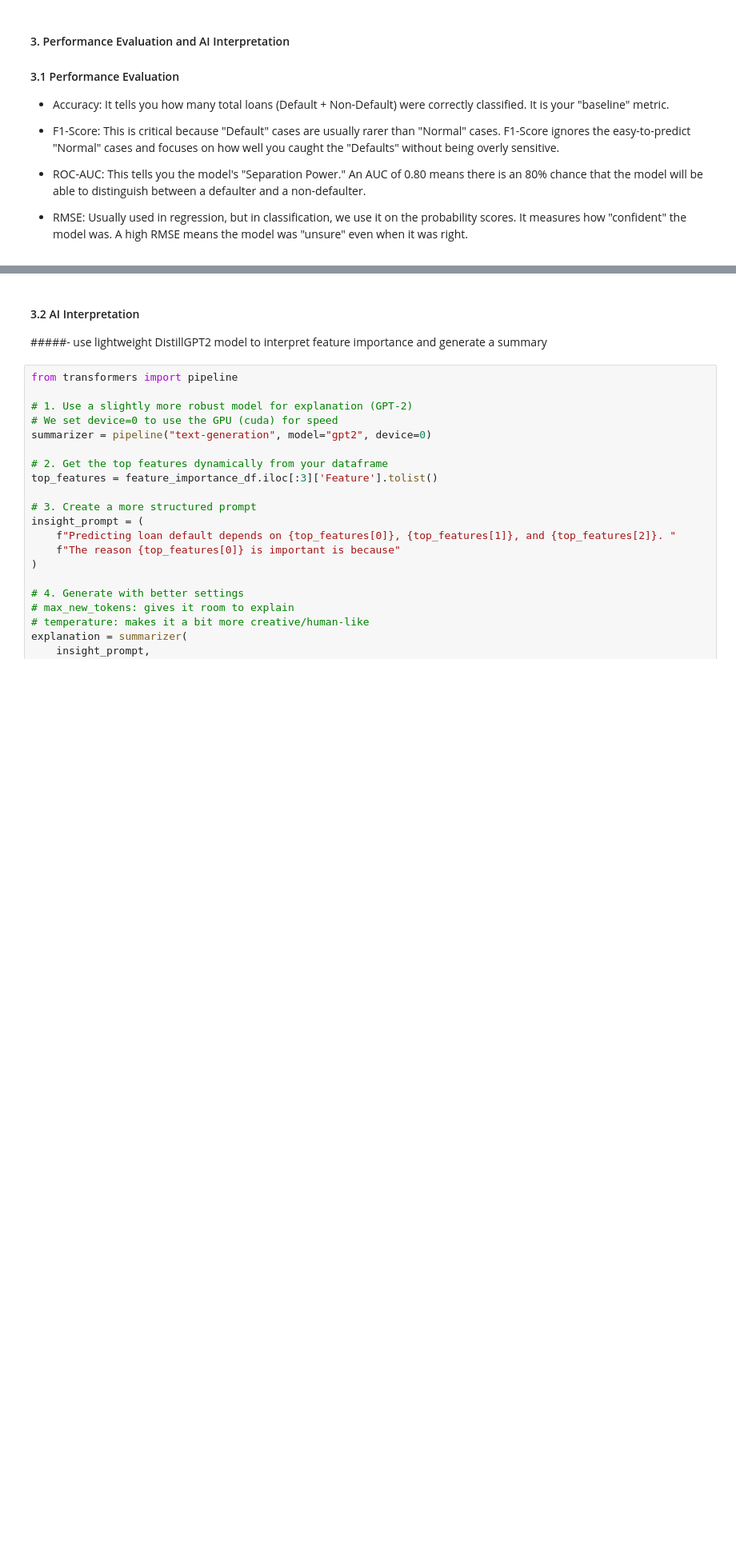
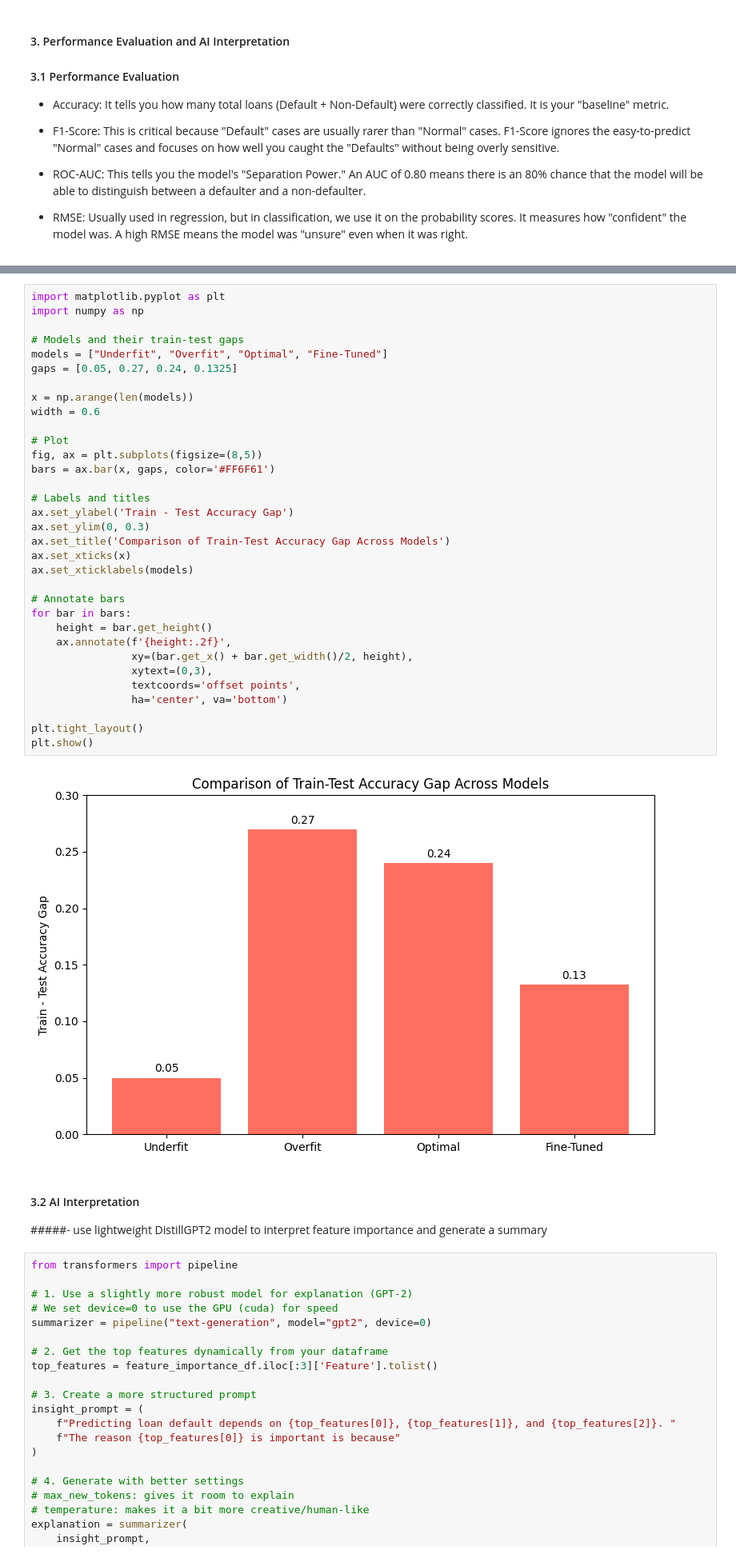
Before and after one commit to Aireenelz/WIE3007-DMW-Group6, a Jupyter notebook: xgboost_modelling_v2.ipynb, the cells around one changed output, grey strips where cells are left out. Shown at 80% size. Cells and saved outputs as stored; diff of their text form; blank space fills up the shorter version.

```diff
--- a/xgboost_modelling_v2.ipynb
+++ b/xgboost_modelling_v2.ipynb
@@ -516,3 +639,38 @@ RMSE:      0.4136
+# %%
+import matplotlib.pyplot as plt
+import numpy as np
+
+# Models and their train-test gaps
+models = ["Underfit", "Overfit", "Optimal", "Fine-Tuned"]
+gaps = [0.05, 0.27, 0.24, 0.1325]
+
+x = np.arange(len(models))
+width = 0.6
+
+# Plot
+fig, ax = plt.subplots(figsize=(8,5))
+bars = ax.bar(x, gaps, color='#FF6F61')
+
+# Labels and titles
+ax.set_ylabel('Train - Test Accuracy Gap')
+ax.set_ylim(0, 0.3)
+ax.set_title('Comparison of Train-Test Accuracy Gap Across Models')
+ax.set_xticks(x)
+ax.set_xticklabels(models)
+
+# Annotate bars
+for bar in bars:
+    height = bar.get_height()
+    ax.annotate(f'{height:.2f}',
+                xy=(bar.get_x() + bar.get_width()/2, height),
+                xytext=(0,3),
+                textcoords='offset points',
+                ha='center', va='bottom')
+
+plt.tight_layout()
+plt.show()
+# %% [output]
+[figure, added]
 # %% [markdown]
 #### 3.2 AI Interpretation
 #####- use lightweight DistillGPT2 model to interpret feature importance and generate a summary
```
Also changed, not shown: parts of 5 cells of this notebook.
